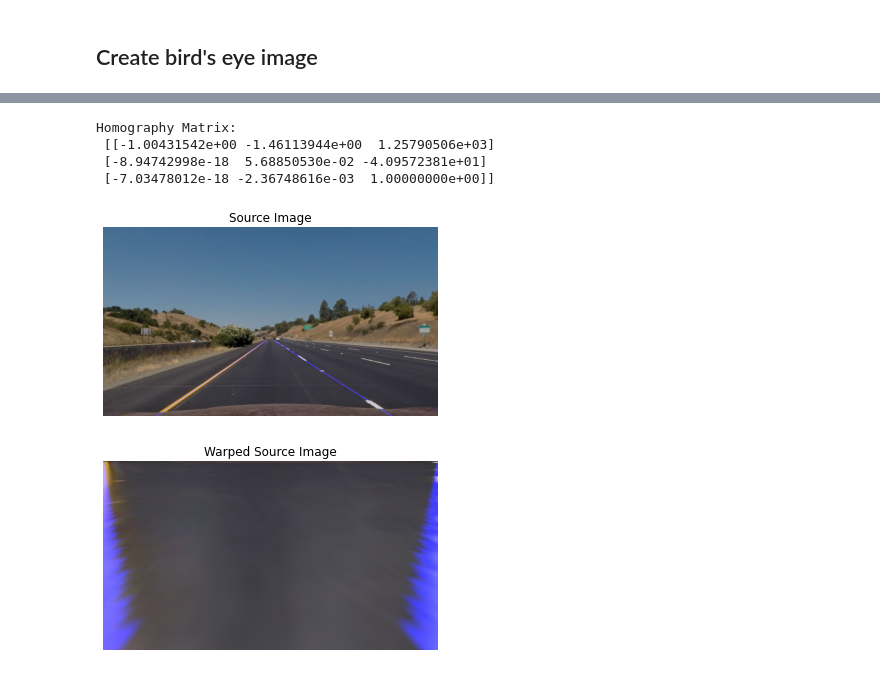
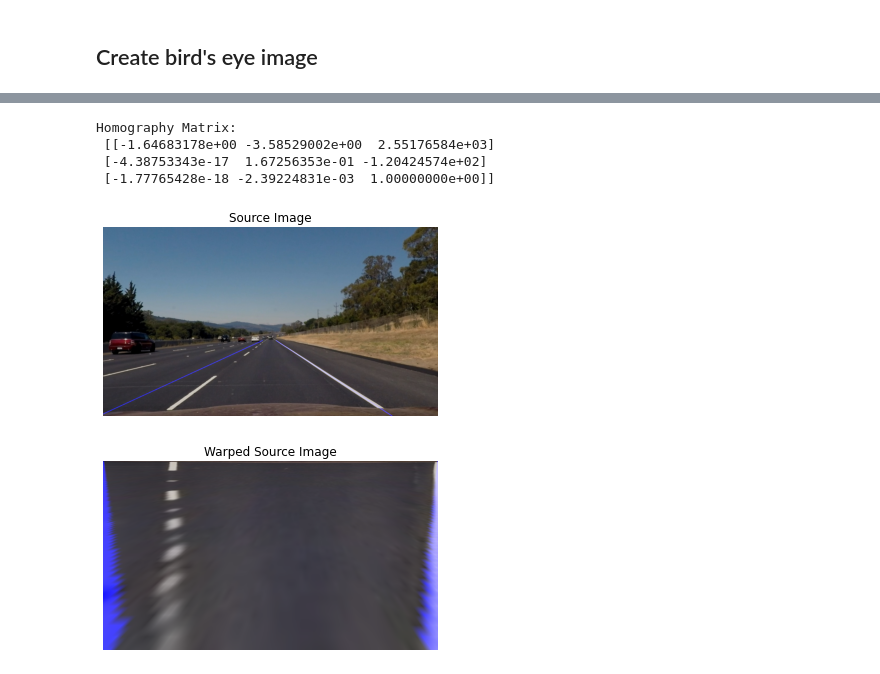
Before and after one commit to Frederico-lp/Computer-Vision, a Jupyter notebook: notebook4.ipynb, the cells around one changed output, grey strips where cells are left out. Drawn from its saved outputs; the diff is of its cells as text; code cells hidden in the pictures.

```diff
--- a/notebook4.ipynb
+++ b/notebook4.ipynb
@@ -56,7 +54,7 @@ plt.show()
 [figure]
 # %%
 # test with a road image
-distorted_road = cv2.imread(os.path.join(imagesDir, 'straight_lines1.jpg'))
+distorted_road = cv2.imread(os.path.join(imagesDir, 'straight_lines2.jpg'))
 distorted_road = cv2.cvtColor(distorted_road, cv2.COLOR_BGR2RGB)
 img = cv2.undistort(distorted_road, mtx, dist, None, mtx)
 
@@ -82,13 +80,16 @@ gray = cv2.cvtColor(img, cv2.COLOR_BGR2GRAY)
 blur = cv2.GaussianBlur(gray, (5, 5), 0)
 
 # apply Canny edge detection
-edges = cv2.Canny(blur, 50, 150)
+edges = cv2.Canny(blur, 50, 100)
 # %%
+
+
 def region_of_interest(image):
    height = image.shape[0]
    width = image.shape[1]
    mask = np.zeros_like(image)
-   triangle = np.array([[(230, height- 60), (630,400), (1150,height-60)]], np.int32)
+   #triangle2 = np.array([[(0, height), (0, height- 80), (300,308), (500,308), (width,height- 80), (width, height)]], np.int32)
+   triangle = np.array([[(0, 670), (0, 500), (250,450), (800,450), (width,height- 80), (width, 670)]], np.int32)
    cv2.fillPoly(mask, triangle, 255)
    masked_image = cv2.bitwise_and(image, mask)
    return masked_image
@@ -102,6 +103,6 @@ plt.imshow(cropped_canny)
 # %%
 # perform Hough transform to detect lines
-lines = cv2.HoughLinesP(cropped_canny, 1, np.pi/180, 50, minLineLength=50, maxLineGap=100)
+lines = cv2.HoughLinesP(cropped_canny, 1, np.pi/180, 50, minLineLength=100, maxLineGap=100)
 
 # create a black image for visualization
 vis = np.zeros((img.shape[0], img.shape[1], 3), dtype=np.uint8)
@@ -253,23 +253,25 @@ def calculate_homography_and_warp(selected_pts, real_coords,img_src, plane_size,
 # %%
 h, w = img.shape[:2]
 
+h = h * 2
+w = w * 2
 
 src = np.float32([[x1, y1],   # bl
                     [x2, y2],   # tl
                     [x3, y3],   # br
                     [x4, y4]])  # tr
 
 dst = np.float32([[0, 0],      # bl
                     [0, h],      # tl
                     [w, 0],      # br
                     [w, h]])     # tr
 
 
 homography_matrix = calculate_homography_and_warp(src, dst, final_image, (w,h))
 # %% [output]
 Homography Matrix:
- [[-1.00431542e+00 -1.46113944e+00  1.25790506e+03]
- [-8.94742998e-18  5.68850530e-02 -4.09572381e+01]
- [-7.03478012e-18 -2.36748616e-03  1.00000000e+00]]
+ [[-1.64683178e+00 -3.58529002e+00  2.55176584e+03]
+ [-4.38753343e-17  1.67256353e-01 -1.20424574e+02]
+ [-1.77765428e-18 -2.39224831e-03  1.00000000e+00]]
-[figure, old version]
+[figure, new version]
-[figure, old version]
+[figure, new version]
```
Also changed, not shown: parts of 10 cells of this notebook, 1 other file.
